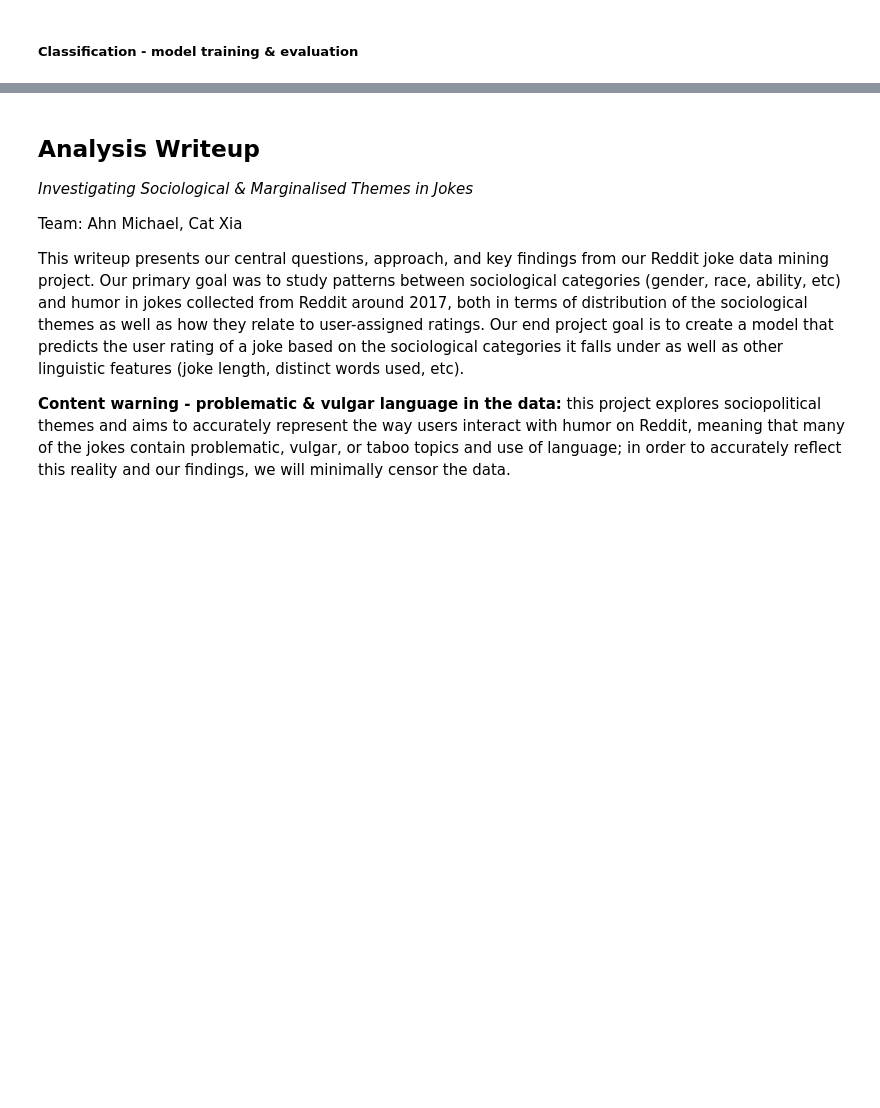
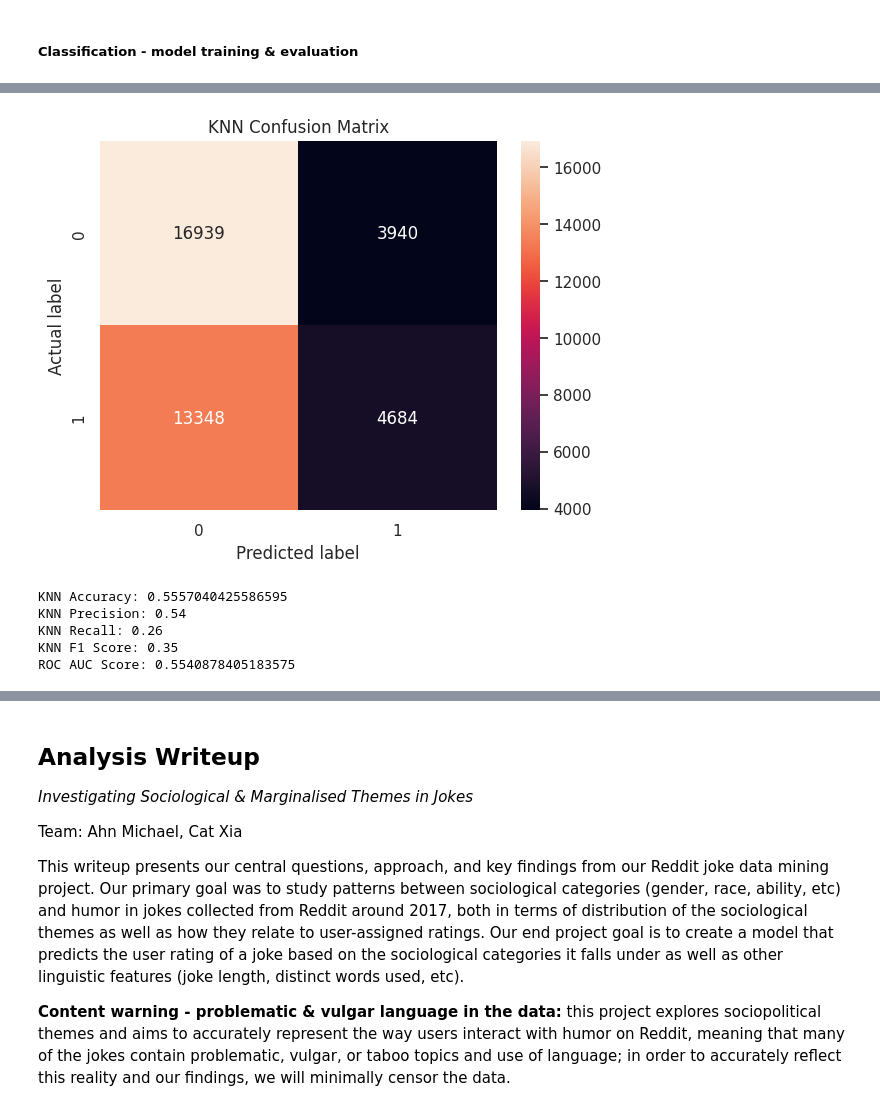
Before and after one commit to INFO-523-SU25/final-project-howell-xia, a Jupyter notebook: final-analysis-writeup.ipynb, the cells around one changed output, grey strips where cells are left out. Saved outputs shown, nothing was run; the diff lists cells and outputs as text; code cells hidden in the pictures; blank space fills up the shorter version.

```diff
--- a/final-analysis-writeup.ipynb
+++ b/final-analysis-writeup.ipynb
@@ -682,0 +722,38 @@ KeyboardInterrupt:
+# %%
+#trains the data with K nearest neighbor
+from sklearn.neighbors import KNeighborsClassifier
+
+
+knn = KNeighborsClassifier(n_neighbors = 5)
+knn.fit(X_train_pca, y_train)
+knn_predictions = knn.predict(X_test_pca)
+
+#creates the confusion matrix
+cm = confusion_matrix(y_test, knn_predictions)
+
+#creates a heatmap visualizing the confusion matrix
+sns.heatmap(cm, annot = True, fmt ='g')
+plt.title('KNN Confusion Matrix')
+plt.ylabel('Actual label')
+plt.xlabel('Predicted label')
+plt.show()
+# %% [output]
+[figure, added]
+# %%
+print("KNN Accuracy:", accuracy_score(y_test, knn_predictions))
+precision = precision_score(y_test, knn_predictions)
+print(f"KNN Precision: {precision:.2f}")
+recall = recall_score(y_test, knn_predictions)
+print(f"KNN Recall: {recall:.2f}")
+f1 = f1_score(y_test, knn_predictions)
+print(f"KNN F1 Score: {f1:.2f}")
+
+y_score_knn = knn.predict_proba(X_test_pca)[:,1]
+roc_auc = roc_auc_score(y_test, y_score_knn)
+print("ROC AUC Score:", roc_auc)
+# %% [output]
+KNN Accuracy: 0.5557040425586595
+KNN Precision: 0.54
+KNN Recall: 0.26
+KNN F1 Score: 0.35
+ROC AUC Score: 0.5540878405183575
```
Also changed, not shown: parts of 13 cells of this notebook.
